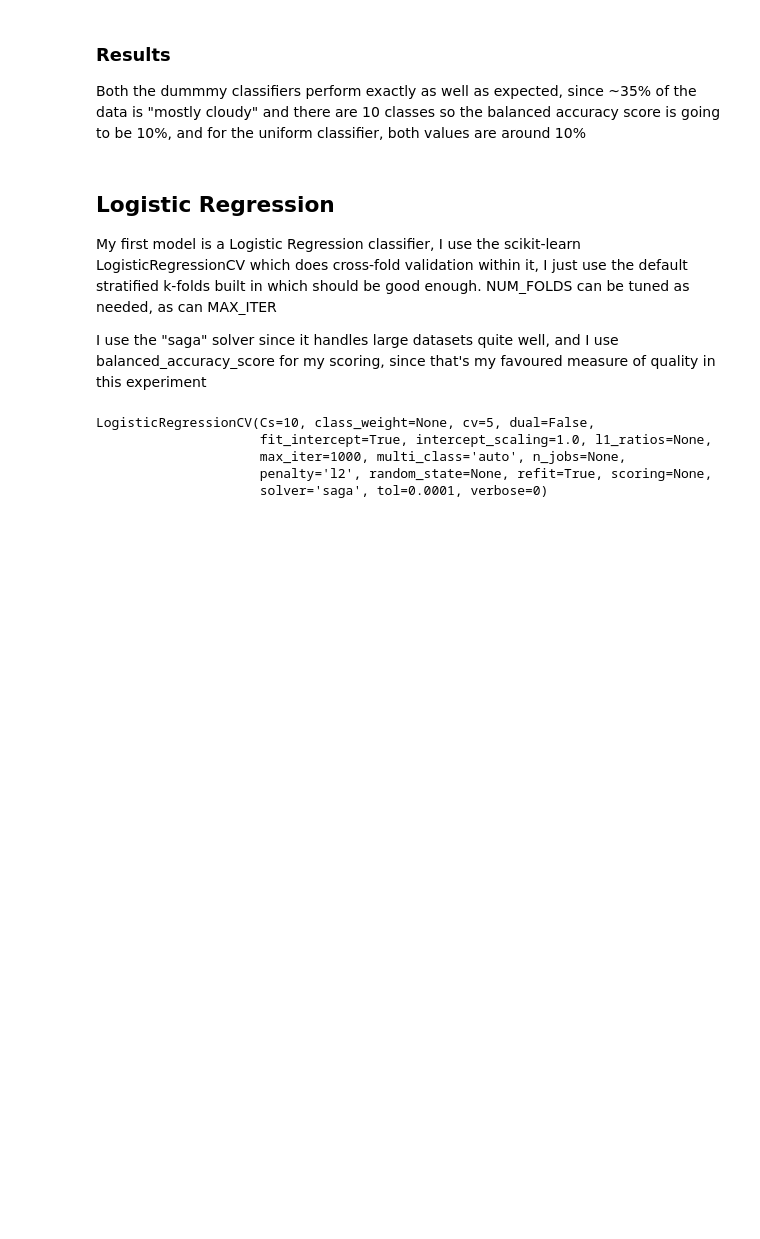
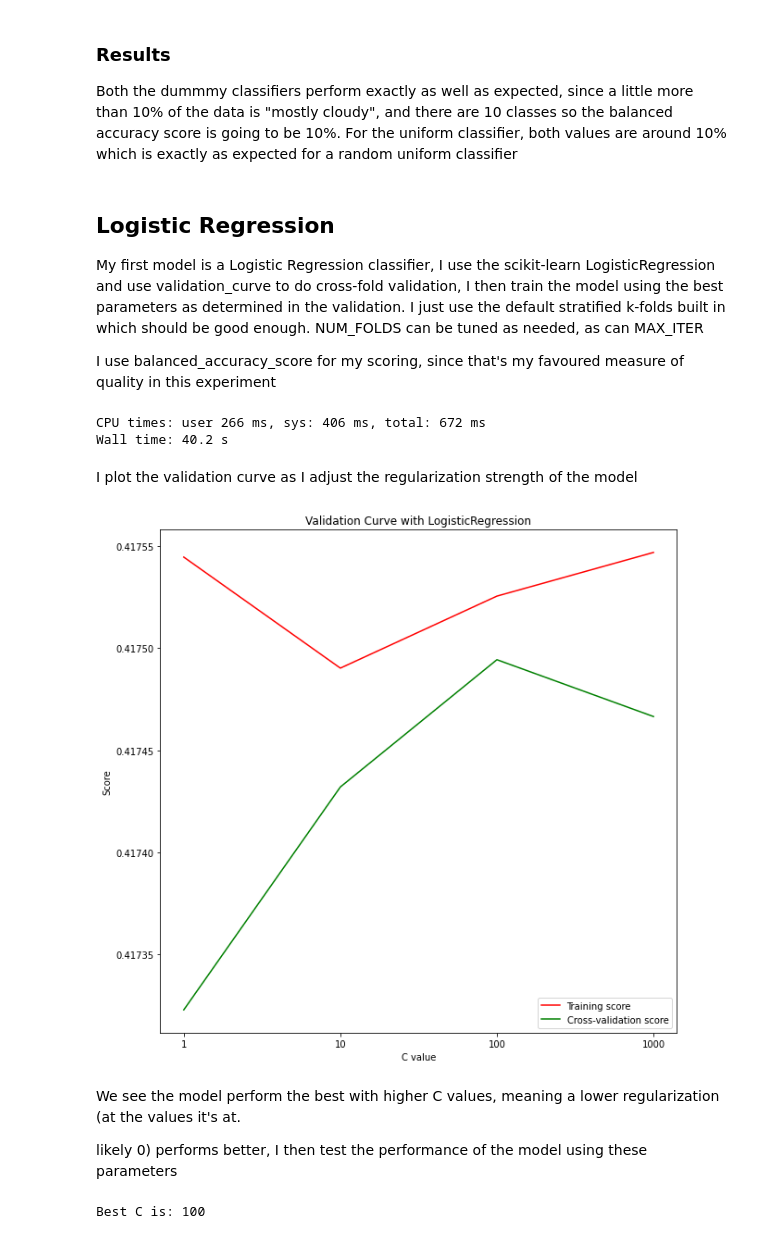
Before and after one commit to rsauvehoover/cmput466-mini-project, a Jupyter notebook: CMPUT 466 Mini-Project.ipynb, the cells around one changed output. Drawn from its saved outputs; the diff is of its cells as text; code cells hidden in the pictures; blank space fills up the shorter version.

Commit message:
logit done, added SVM code

```diff
--- a/CMPUT 466 Mini-Project.ipynb
+++ b/CMPUT 466 Mini-Project.ipynb
@@ -46,11 +65,13 @@ data = pd.read_csv("weather_data.csv")
 
 # extract classes and counts
 classes, counts = np.unique(data[['Weather']].values, return_counts=True)
-classes = sorted(list(zip(classes, counts)), key=lambda x: -x[1])[:10]
+classes = sorted(list(zip(classes, counts)), key=lambda x: -x[1])[:9]
 print("Classes with counts are : {}".format(classes))
 classes = list(map(lambda x: x[0], classes))
 
 data = data[['TempC','RelHumPct', 'PkPa', 'Weather']].loc[data['Weather'].isin(classes)].dropna()
-data
+
+#
+data = data.groupby('Weather').apply(lambda x: x.sample(min(len(x), 3000)))
 # %% [output]
 Classes with counts are : [('Mostly Cloudy', 121373), ('Mainly Clear', 99069), ('Cloudy', 45023), ('Clear', 31173), ('Snow', 25218), ('Rain Showers', 6916), ('Rain', 6347), ('Fog', 5068), ('Ice Crysta ...
@@ -84,8 +92,10 @@ X_train, X_test, y_train, y_test = train_test_split(X, y, test_size=TEST_SIZE, r
 # scale a copy of the data (y is just classes so doesn't need to be scaled)
 min_max_scaler = preprocessing.MinMaxScaler()
 X_scaled = min_max_scaler.fit_transform(X)
-X_train_scaled, X_test_scaled, y_train_scaled, y_test_scaled = train_test_split(X_scaled, y, test_size=TEST_SIZE, random_state = RANDOM_STATE)
-#X_train, X_val, y_train, y_val = train_test_split(X_train, y_train, test_size=TEST_SIZE, random_state = RANDOM_STATE)
+# we're using the same random state as the other split, so we don't need to worry about
+# pulling out the y values from it
+X_train_scaled, X_test_scaled, _, _ = train_test_split(X_scaled, y, test_size=TEST_SIZE,
+                                                       random_state = RANDOM_STATE)
 # %% [markdown]
 # Classifiers
 
@@ -121,28 +156,59 @@ Dummmy classifier (uniform) has balanced accuracy score 0.101505
 # %% [markdown]
 ### Results
 
-Both the dummmy classifiers perform exactly as well as expected, since ~35% of the data is "mostly cloudy" and there are 10 classes so the balanced accuracy score is going to be 10%, and for the uniform classifier, both values are around 10%
+Both the dummmy classifiers perform exactly as well as expected, since a little more than 10% of the data is "mostly cloudy", and there are 10 classes so the balanced accuracy score is going to be 10%. For the uniform classifier, both values are around 10% which is exactly as expected for a random uniform classifier
 # %% [markdown]
 ## Logistic Regression
 
 My first model is a Logistic Regression classifier,
-I use the scikit-learn LogisticRegressionCV which does cross-fold validation within it, I just use the default
+I use the scikit-learn LogisticRegression and use validation_curve to do cross-fold validation, I then train the model using the best parameters as determined in the validation. I just use the default
 stratified k-folds built in which should be good enough. NUM_FOLDS can be tuned as needed, as can MAX_ITER
 
-I use the "saga" solver since it handles large datasets quite well, and I use balanced_accuracy_score
-for my scoring, since that's my favoured measure of quality in this experiment
+I use balanced_accuracy_score for my scoring, since that's my favoured measure of quality in this experiment
 # %%
+%%time
+
 # number of validation folds for k-fold cross validation
-NUM_FOLDS = 5
+NUM_FOLDS = 10
 # maximum iterations when training our classifier
 MAX_ITER = 1000
 
-logit = LogisticRegressionCV(cv=NUM_FOLDS, max_iter=MAX_ITER, solver="saga", scoring=get_scorer("balanced_accuracy"))
-logit.fit(X_train_scaled, np.ravel(y_train))
+logit = LogisticRegression(max_iter=MAX_ITER, class_weight="balanced")
+
+param_range = np.array([1, 10, 100, 1000])
+train_scores, test_scores = validation_curve(logit, X_train_scaled, np.ravel(y_train),
+                                             param_name="C", cv=NUM_FOLDS, n_jobs=-1,
+                                             param_range=param_range, scoring="balanced_accuracy")
 # %% [output]
-LogisticRegressionCV(Cs=10, class_weight=None, cv=5, dual=False,
-                     fit_intercept=True, intercept_scaling=1.0, l1_ratios=None,
-                     max_iter=1000, multi_class='auto', n_jobs=None,
-                     penalty='l2', random_state=None, refit=True, scoring=None,
-                     solver='saga', tol=0.0001, verbose=0)
+CPU times: user 266 ms, sys: 406 ms, total: 672 ms
+Wall time: 40.2 s
+# %% [markdown]
+I plot the validation curve as I adjust the regularization strength of the model
+# %%
+%matplotlib inline
+
+train_scores_mean = np.mean(train_scores, axis=1)
+train_scores_std = np.std(train_scores, axis=1)
+test_scores_mean = np.mean(test_scores, axis=1)
+test_scores_std = np.std(test_scores, axis=1)
+_ = plt.figure(figsize=(10,10))
+_ = plt.title("Validation Curve with LogisticRegression")
+_ = plt.xlabel("C value")
+_ = plt.ylabel("Score")
+_ = plt.plot(np.arange(len(param_range)), train_scores_mean, label="Training score", color="r")
+_ = plt.plot(np.arange(len(param_range)), test_scores_mean, label="Cross-validation score", color="g")
+_ = plt.legend(loc="best")
+_ = plt.xticks(np.arange(len(param_range)), param_range)
+# %% [output]
+[figure, added]
+# %% [markdown]
+We see the model perform the best with higher C values, meaning a lower regularization (at the values it's at.
+
+likely 0) performs better, I then test the performance of the model using these parameters
+# %%
+# find the best C value from our validation
+best_C = param_range[np.argmax(np.mean(test_scores, axis=1))]
+print("Best C is: {}".format(best_C))
+# %% [output]
+Best C is: 100
 # %%
```
Also changed, not shown: parts of 14 cells of this notebook.
